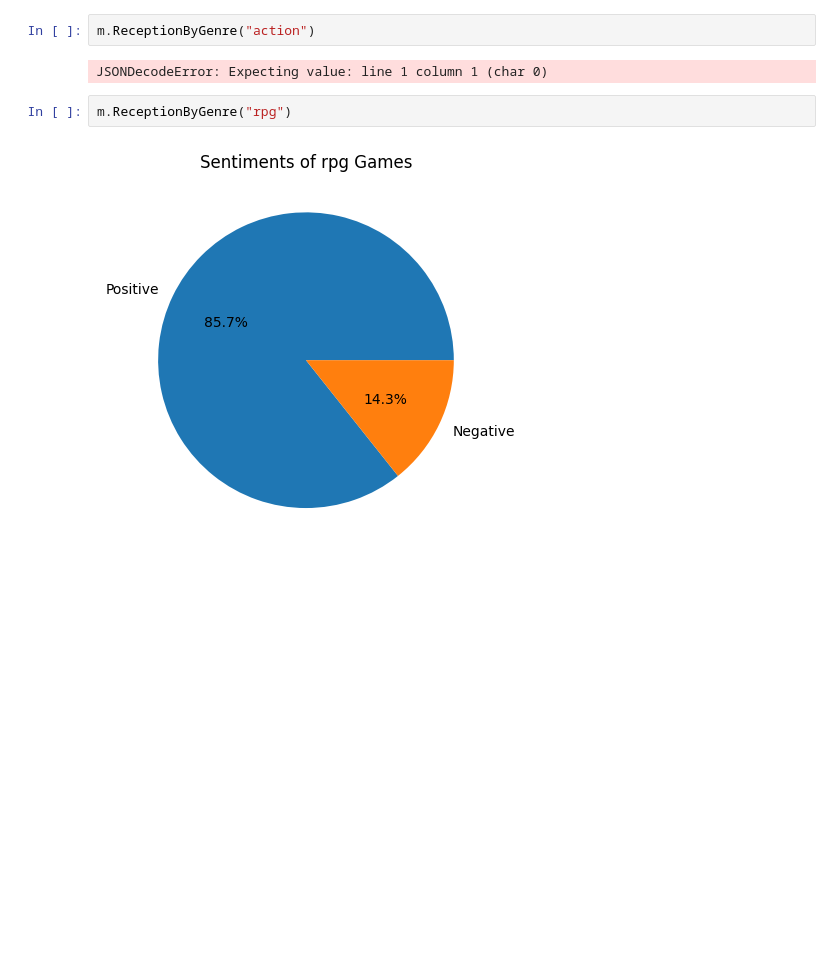
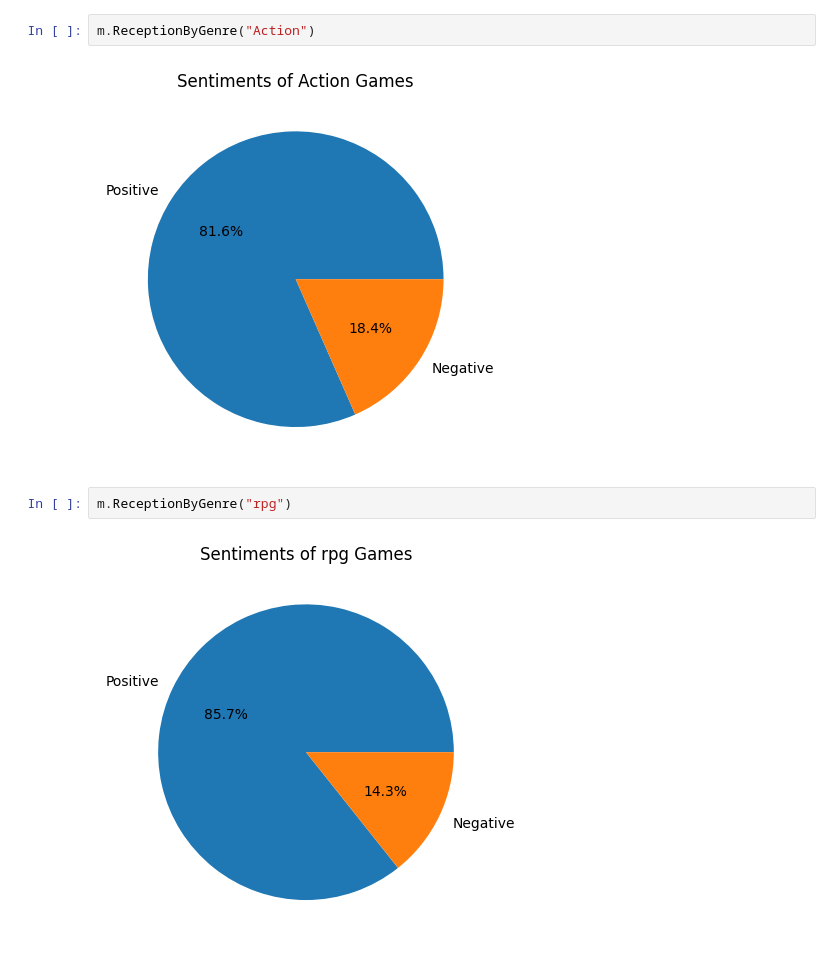
Before and after one commit to PatrickFDoyle/cse314-project-Farley-Doyle, a Jupyter notebook: presentation.ipynb, the cells around one changed output. Drawn from its saved outputs; the diff is of its cells as text; blank space fills up the shorter version.

```diff
--- a/presentation.ipynb
+++ b/presentation.ipynb
@@ -3,7 +7,7 @@ import main as m
 # %%
-m.ReceptionByGenre("action")
+m.ReceptionByGenre("Action")
 # %% [output]
-JSONDecodeError: Expecting value: line 1 column 1 (char 0)
+[figure, added]
 # %%
 m.ReceptionByGenre("rpg")
 # %% [output]
```
Also changed, not shown: parts of 2 cells of this notebook, 2 other files.
